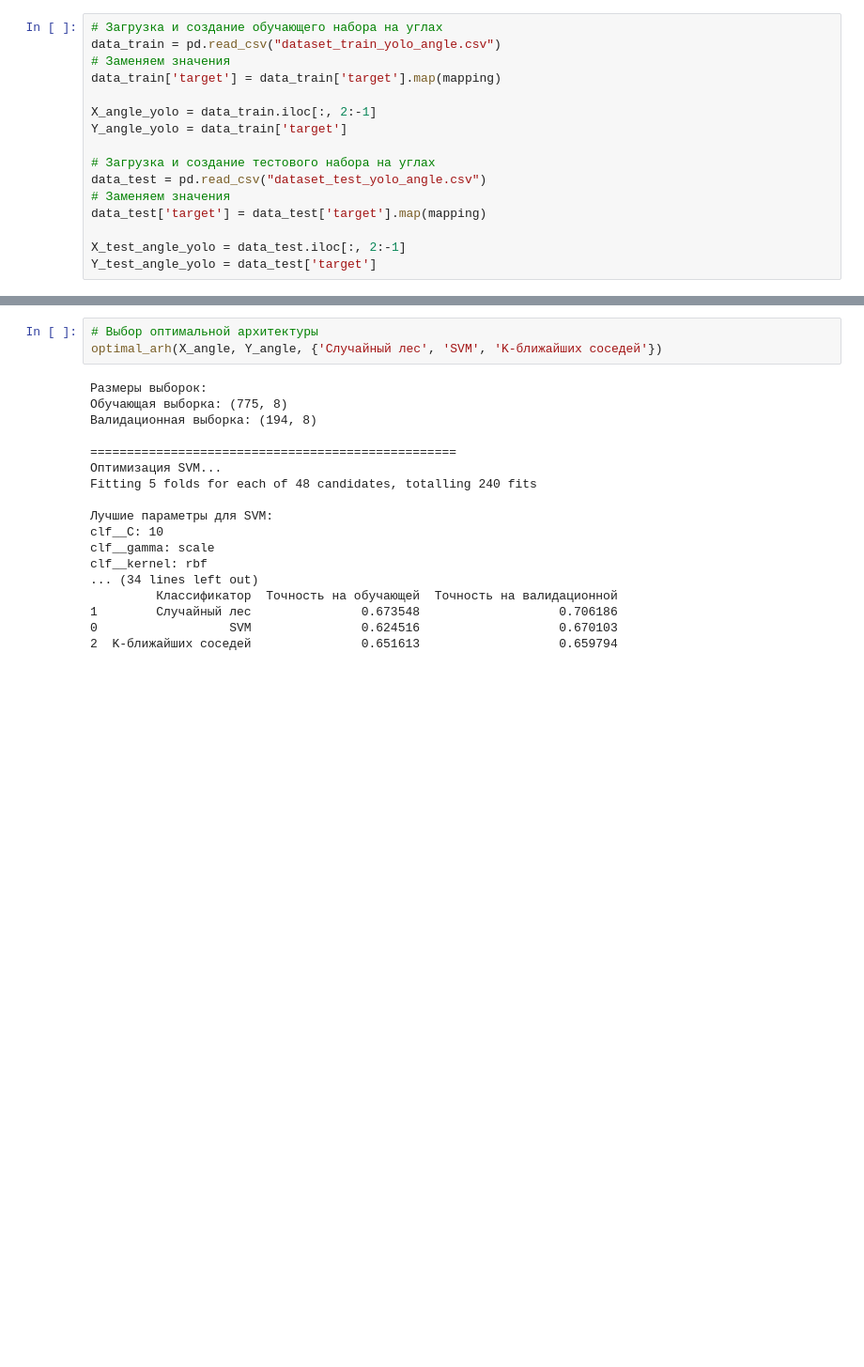
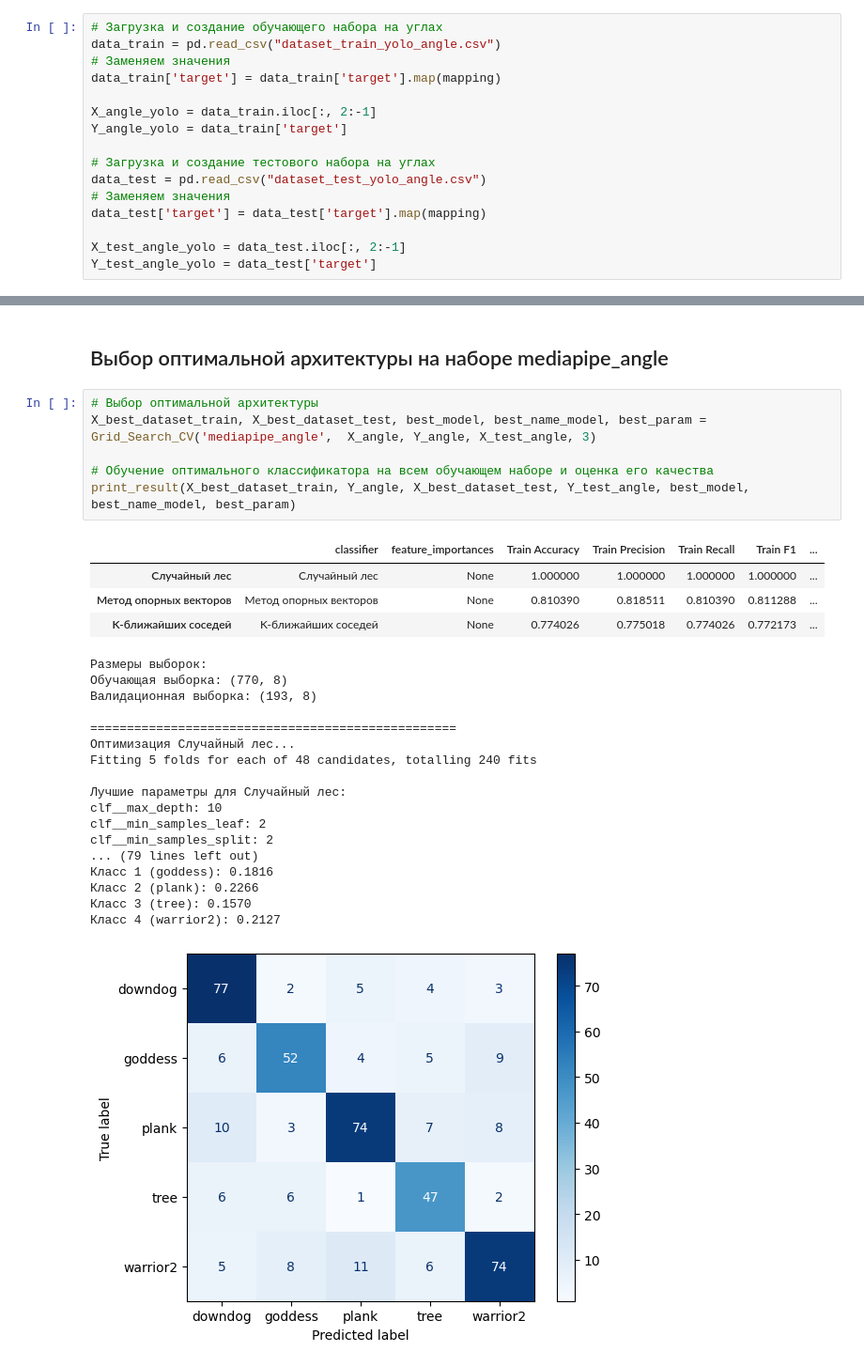
Before and after one commit to FessDemon/cours_pr, a Jupyter notebook: Классификаторы.ipynb, the cells around one changed output, grey strips where cells are left out. Shown at 94% size. Cells and saved outputs as stored; diff of their text form; blank space fills up the shorter version.

```diff
--- a/Классификаторы.ipynb
+++ b/Классификаторы.ipynb
@@ -378,21 +830,31 @@ AdaBoost                       0.583226             0.541237
+# %% [markdown]
+## Выбор оптимальной архитектуры на наборе mediapipe_angle ##
 # %%
 # Выбор оптимальной архитектуры
-optimal_arh(X_angle, Y_angle, {'Случайный лес', 'SVM', 'K-ближайших соседей'})
+X_best_dataset_train, X_best_dataset_test, best_model, best_name_model, best_param = Grid_Search_CV('mediapipe_angle',  X_angle, Y_angle, X_test_angle, 3)
+
+# Обучение оптимального классификатора на всем обучающем наборе и оценка его качества
+print_result(X_best_dataset_train, Y_angle, X_best_dataset_test, Y_test_angle, best_model, best_name_model, best_param)
 # %% [output]
+|  | classifier | feature_importances | Train Accuracy | Train Precision | Train Recall | Train F1 | ... |
+| Случайный лес | Случайный лес | None | 1.000000 | 1.000000 | 1.000000 | 1.000000 | ... |
+| Метод опорных векторов | Метод опорных векторов | None | 0.810390 | 0.818511 | 0.810390 | 0.811288 | ... |
+| K-ближайших соседей | K-ближайших соседей | None | 0.774026 | 0.775018 | 0.774026 | 0.772173 | ... |
 Размеры выборок:
-Обучающая выборка: (775, 8)
-Валидационная выборка: (194, 8)
+Обучающая выборка: (770, 8)
+Валидационная выборка: (193, 8)
 
 ==================================================
-Оптимизация SVM...
+Оптимизация Случайный лес...
 Fitting 5 folds for each of 48 candidates, totalling 240 fits
 
-Лучшие параметры для SVM:
-clf__C: 10
-clf__gamma: scale
-clf__kernel: rbf
-... (34 lines left out)
-         Классификатор  Точность на обучающей  Точность на валидационной
-1        Случайный лес               0.673548                   0.706186
-0                  SVM               0.624516                   0.670103
-2  K-ближайших соседей               0.651613                   0.659794
+Лучшие параметры для Случайный лес:
+clf__max_depth: 10
+clf__min_samples_leaf: 2
+clf__min_samples_split: 2
+... (79 lines left out)
+Класс 1 (goddess): 0.1816
+Класс 2 (plank): 0.2266
+Класс 3 (tree): 0.1570
+Класс 4 (warrior2): 0.2127
+[figure, added]
```
Also changed, not shown: parts of 37 cells of this notebook, 2 other files.
